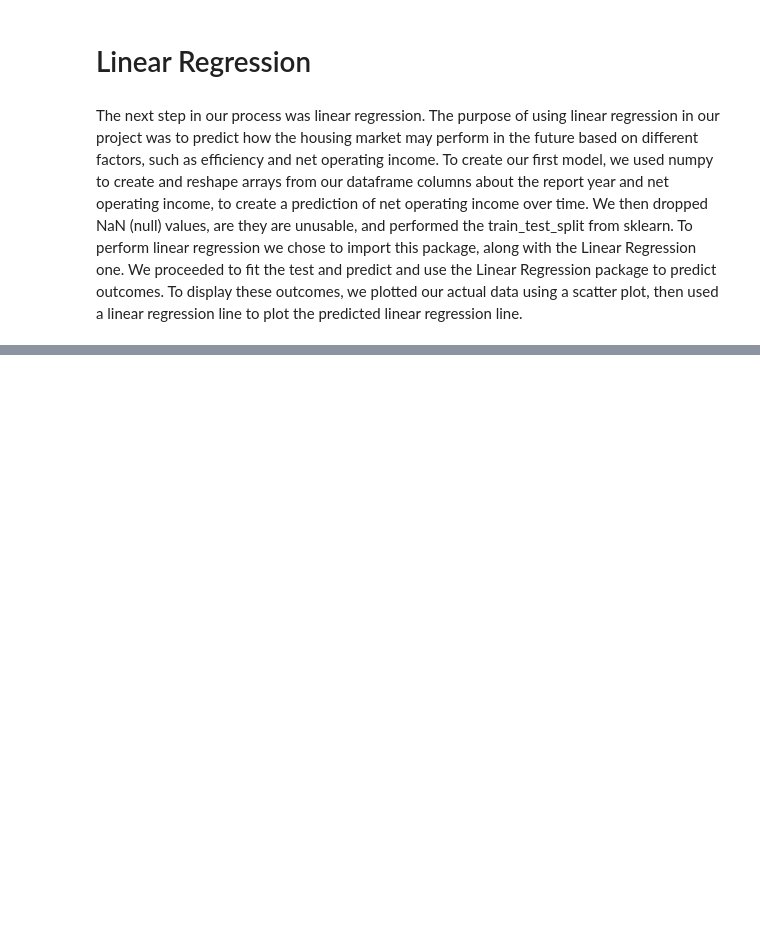
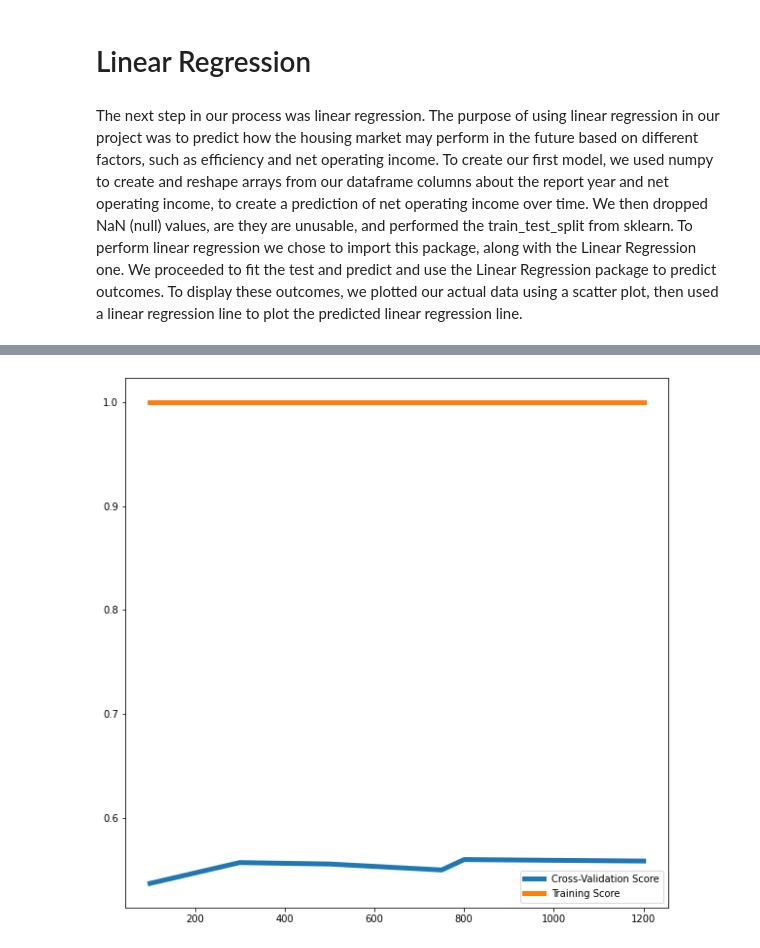
Before and after one commit to ethanewing1/nyc_condos, a Jupyter notebook: finalproject.ipynb, the cells around one changed output, grey strips where cells are left out. Saved outputs shown, nothing was run; the diff lists cells and outputs as text; code cells hidden in the pictures; blank space fills up the shorter version.

```diff
--- a/finalproject.ipynb
+++ b/finalproject.ipynb
@@ -397,0 +349,26 @@ reject null hypothesis
+# %%
+rfinput = df[['Total Units', 'Gross SqFt', 'Estimated Gross Income', 'Estimated Expense', 'Net Operating Income','Full Market Value', 'Efficiency']]
+
+# generate training/testing data for testing our hyperparameters
+X_train, X_test, y_train, y_test = train_test_split(
+              rfinput, df['Neighborhood'], test_size = 0.3, random_state = 0)
+# %%
+from sklearn.ensemble import RandomForestClassifier
+from sklearn.model_selection import train_test_split, validation_curve, cross_val_score
+import matplotlib.pyplot as plt
+import requests
+
+num_est = [100, 300, 500, 750, 800, 1200]
+train_scoreNum, test_scoreNum = validation_curve(
+                                RandomForestClassifier(),
+                                X = X_train, y = y_train,
+                                param_name = 'n_estimators',
+                                param_range = num_est, cv = 3)
+
+plt.figure(figsize=(10,10))
+plt.plot(num_est, np.mean(test_scoreNum, axis=1), label='Cross-Validation Score', linewidth=5)
+plt.plot(num_est, np.mean(train_scoreNum, axis=1), label='Training Score', linewidth=5)
+plt.legend()
+plt.show()
+# %% [output]
+[figure, added]
```
Also changed, not shown: parts of 31 cells of this notebook.
